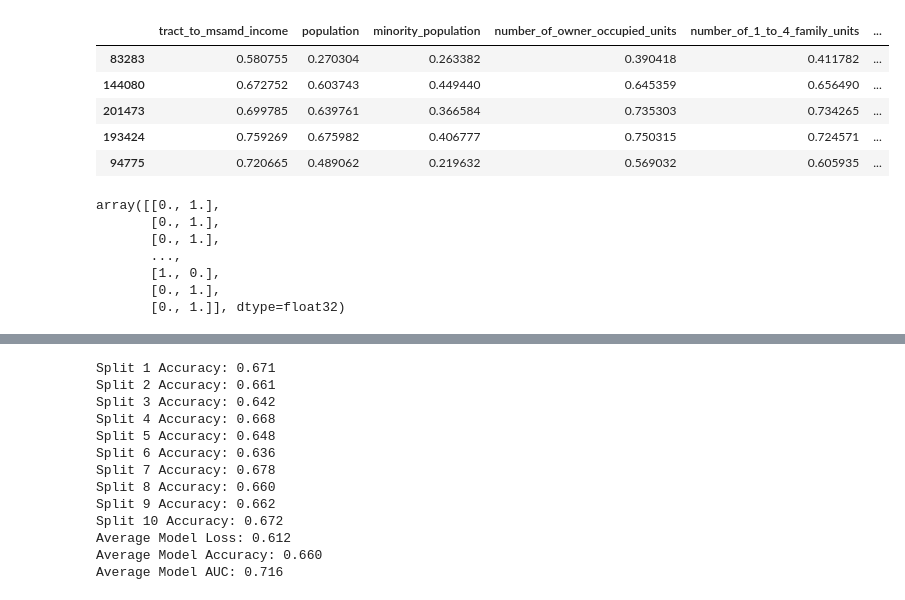
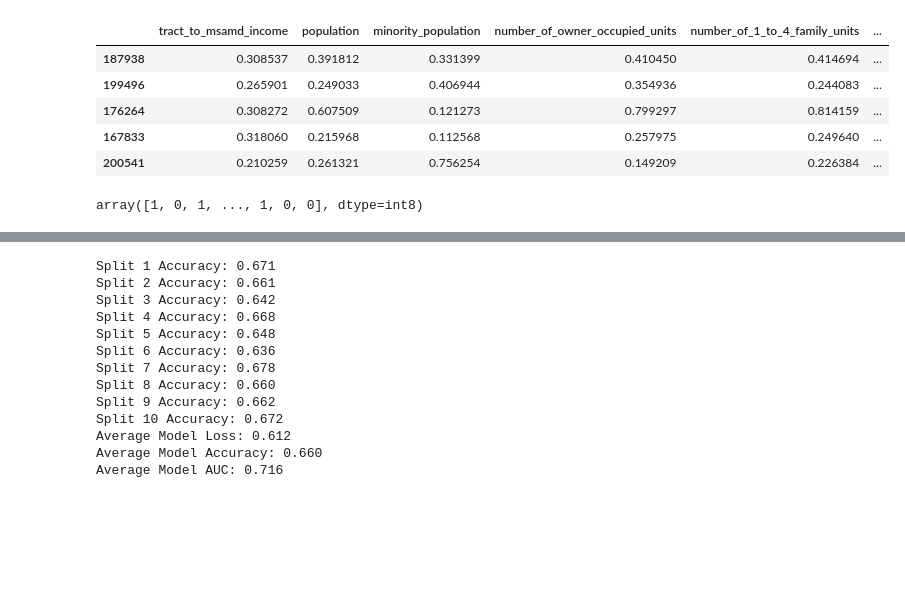
Before and after one commit to cmzou/diffpriv, a Jupyter notebook: TFPrivacy_T/BankingNN.ipynb, the cells around one changed output, grey strips where cells are left out. Saved outputs shown, nothing was run; the diff lists cells and outputs as text; code cells hidden in the pictures; blank space fills up the shorter version.

```diff
--- a/TFPrivacy_T/BankingNN.ipynb
+++ b/TFPrivacy_T/BankingNN.ipynb
@@ -32,16 +20,16 @@ W0711 09:33:14.326312 140304495933248 deprecation_wrapper.py:119] From /home/tho
 # %%
-data = pd.read_csv("datasets/hmda_va_clean.csv")
+data = pd.read_csv("datasets/hmda_VA_nolog_clean.csv")
 dataevensamp = pd.concat([(data[data["action_taken_name"] == 1]).sample(n=len(data[data["action_taken_name"]==0])),
                           data[data["action_taken_name"]==0]])
 data = dataevensamp.sample(frac=1).iloc[:,1:]
 data.head()
 # %% [output]
 |  | tract_to_msamd_income | population | minority_population | number_of_owner_occupied_units | number_of_1_to_4_family_units | ... |
-| 83283 | 0.580755 | 0.270304 | 0.263382 | 0.390418 | 0.411782 | ... |
-| 144080 | 0.672752 | 0.603743 | 0.449440 | 0.645359 | 0.656490 | ... |
-| 201473 | 0.699785 | 0.639761 | 0.366584 | 0.735303 | 0.734265 | ... |
-| 193424 | 0.759269 | 0.675982 | 0.406777 | 0.750315 | 0.724571 | ... |
-| 94775 | 0.720665 | 0.489062 | 0.219632 | 0.569032 | 0.605935 | ... |
+| 187938 | 0.308537 | 0.391812 | 0.331399 | 0.410450 | 0.414694 | ... |
+| 199496 | 0.265901 | 0.249033 | 0.406944 | 0.354936 | 0.244083 | ... |
+| 176264 | 0.308272 | 0.607509 | 0.121273 | 0.799297 | 0.814159 | ... |
+| 167833 | 0.318060 | 0.215968 | 0.112568 | 0.257975 | 0.249640 | ... |
+| 200541 | 0.210259 | 0.261321 | 0.756254 | 0.149209 | 0.226384 | ... |
 # %%
 #data[['tract_to_msamd_income', 'population', 'minority_population', 'number_of_owner_occupied_units','number_of_1_to_4_family_units','loan_amount_000s','hud_median_family_income', 'applicant_income_000s']].hist(bins=100, figsize=(15, 15))
 # %%
@@ -55,17 +43,11 @@ data.head()
 predictors = data.iloc[:,0:-1].values
 labels = pd.to_numeric(data.iloc[:,-1], downcast='integer').values
 from keras.utils import to_categorical
-labels = to_categorical(labels)
+#labels = to_categorical(labels)
 x_train, x_test, y_train, y_test = train_test_split(predictors, labels, test_size=.2)
 y_train
 # %% [output]
-array([[0., 1.],
-       [0., 1.],
-       [0., 1.],
-       ...,
-       [1., 0.],
-       [0., 1.],
-       [0., 1.]], dtype=float32)
+array([1, 0, 1, ..., 1, 0, 0], dtype=int8)
 # %%
 # 1. INSTANTIATE
 #enc = sklearn.preprocessing.OneHotEncoder()
```
Also changed, not shown: parts of 24 cells of this notebook.
